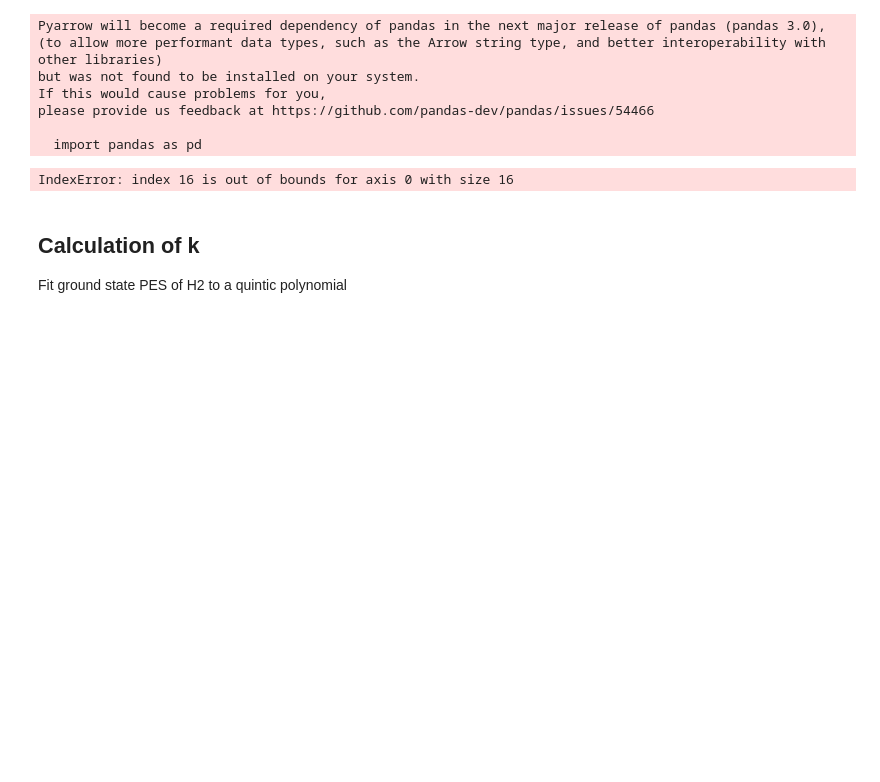
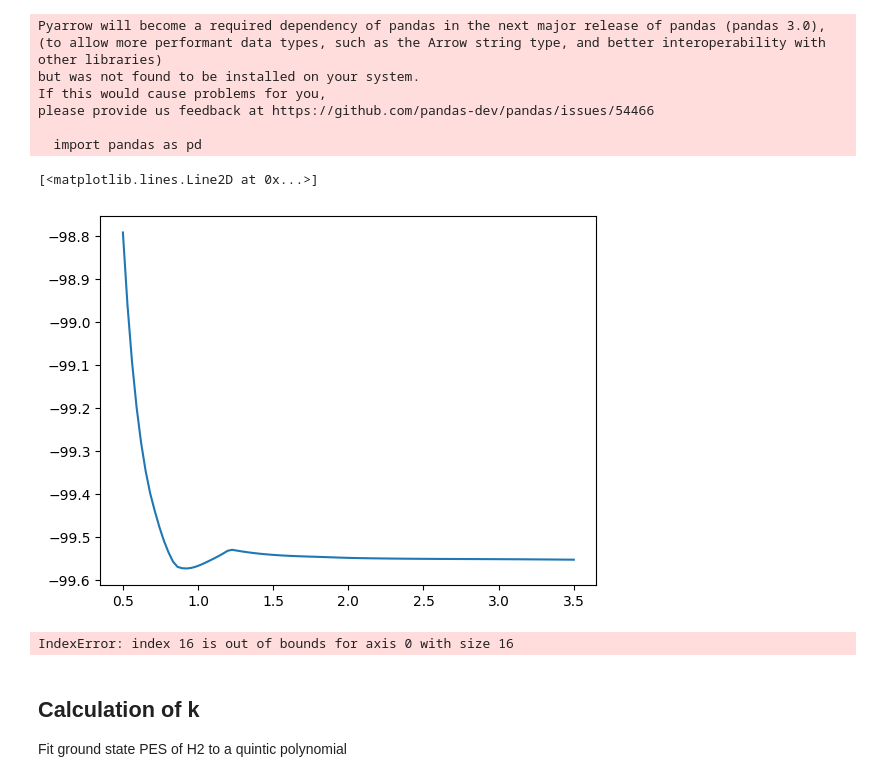
Before and after one commit to FoleyLab/SCQED-PCQED, a Jupyter notebook: src/QED-FCI_HF_HR_no_coupling.ipynb, the cells around one changed output. Saved outputs shown, nothing was run; the diff lists cells and outputs as text; code cells hidden in the pictures; blank space fills up the shorter version.

```diff
--- a/src/QED-FCI_HF_HR_no_coupling.ipynb
+++ b/src/QED-FCI_HF_HR_no_coupling.ipynb
@@ -22,9 +22,14 @@ please provide us feedback at https://github.com/pandas-dev/pandas/issues/54466
   import pandas as pd
 # %%
 array_data = "/Users/ptolley1/Documents/Github/SCQED-PCQED/array_data"
-cavity_E_array_0_00_T = np.load(array_data + "/HF/fci_E_arrays_6311G_pes.npy")
-dipoles_0 = np.load(array_data + "/HF/fci_E_arrays_6311G_dipoles.npy")
+cavity_E_array_0_00_T = np.load(array_data + "/HF/fci_HF_0_00_pes.npy")
+dipoles_0 = np.load(array_data + "/HF/fci_HF_0_00_dipoles.npy")
 r_data = np.linspace(0.5,3.5,100)
+# %%
+plt.plot(r_data, cavity_E_array_0_00_T[7,:])
+# %% [output]
+[<matplotlib.lines.Line2D at 0x...>]
+[figure, added]
 # %%
 import warnings
 def declutter_E_array(E_array, dipoles,  r_data, discontinuity_threshold_std = 1, energy_diff_threshold_std = 2,  num_to_declutter = 2):
```
Also changed, not shown: 44 other files.
